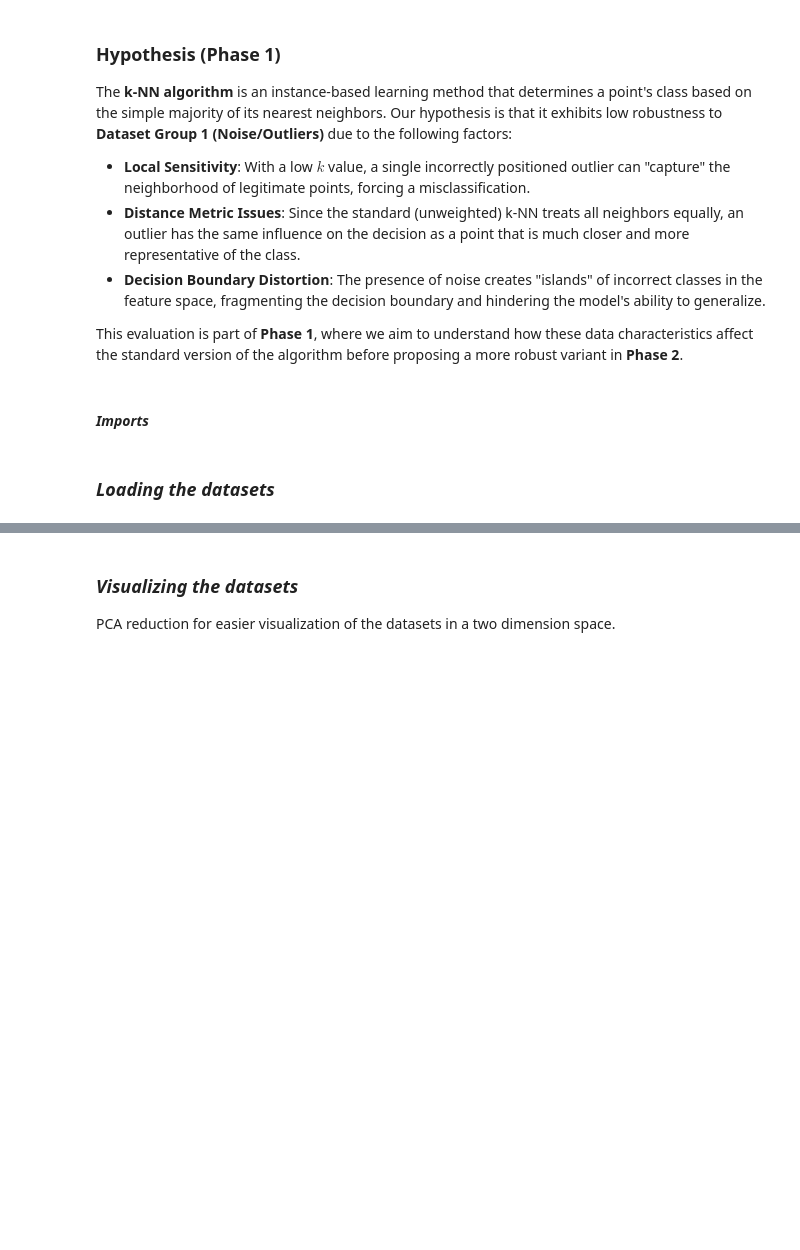
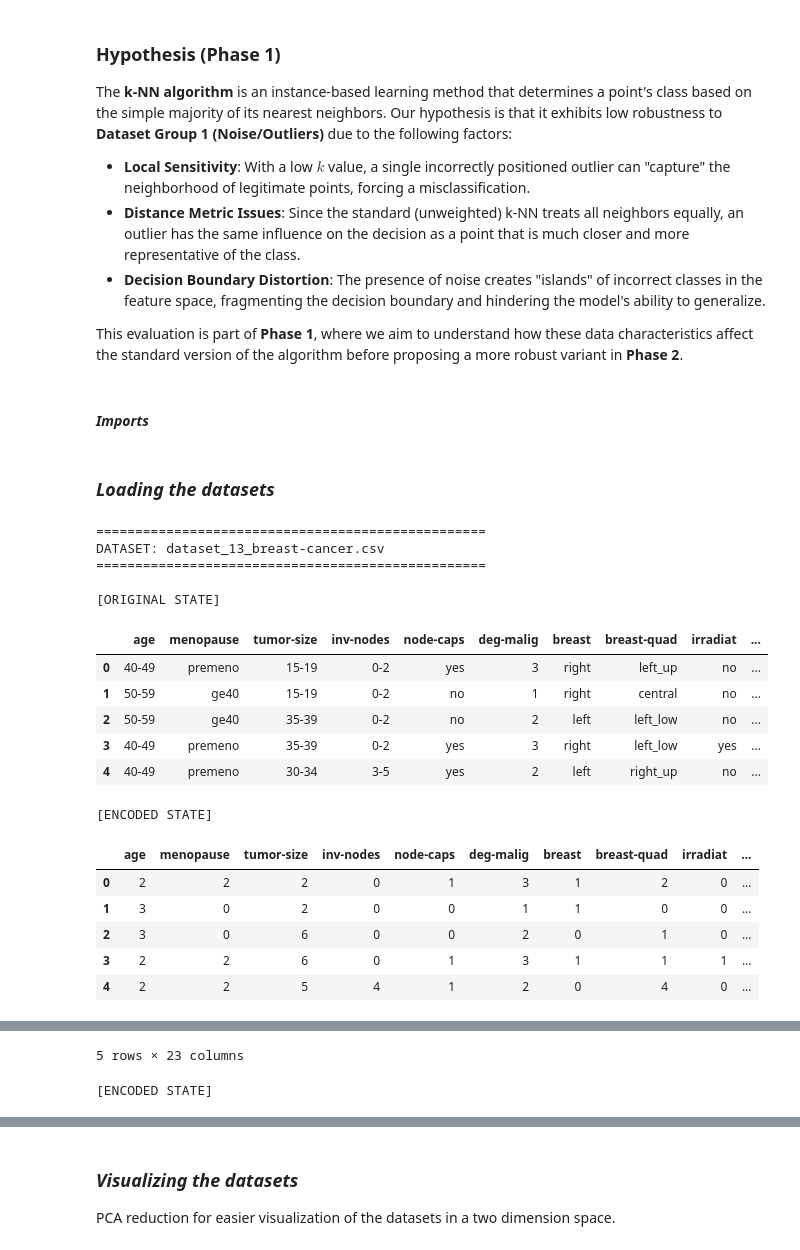
Before and after one commit to egrigorio/kNN-outliers, a Jupyter notebook: knn.ipynb, the cells around one changed output, grey strips where cells are left out. Saved outputs shown, nothing was run; the diff lists cells and outputs as text; code cells hidden in the pictures; blank space fills up the shorter version.

```diff
--- a/knn.ipynb
+++ b/knn.ipynb
@@ -36,44 +37,80 @@ from knn import KNNClassifier
 # %%
 folder_name = 'noise_outliers'
 
 selected_datasets = [
-    '31_credit-g.csv',
-    '451_irish.csv',
-    '56_vote.csv',
-    '27_colic.csv',
-    '745_autoprice.csv',
-    '38_sick.csv',
-    '786_cleveland.csv',
-    '50_tic-tac-toe.csv',
-    '13_breast-cancer.csv',
-    '466_schizo.csv'
+    'dataset_13_breast-cancer.csv',
+    'dataset_27_colic.csv',
+    'dataset_31_credit-g.csv',
+    'dataset_38_sick.csv',
+    'dataset_50_tic-tac-toe.csv',
+    'dataset_56_vote.csv',
+    'dataset_451_irish.csv',
+    'dataset_466_schizo.csv',
+    'dataset_745_auto_price.csv',
+    'dataset_786_cleveland.csv',
 ]
 
 data_registry = {}
-#this loop will iterate through the datasets to show the original state, before any normalization
+
 for ds_name in selected_datasets:
     path = os.path.join(folder_name, ds_name)
     df_raw = pd.read_csv(path)
-    print(f"\n Dataset: {ds_name} (Original State):")
-    categorical_cols = df_raw.select_dtypes(include=['object']).columns.tolist()
-    print(f"Categorical columns to convert: {categorical_cols}")
+
+    print(f"\n" + "="*50)
+    print(f"DATASET: {ds_name}")
+    print("="*50)
+    print("\n[ORIGINAL STATE]")
     display(df_raw.head())
-#this one will iterate and convert any string column to numbers
-for ds_name in selected_datasets:
-    path = os.path.join(folder_name, ds_name)
-    df = pd.read_csv(path)
-    df = df.dropna()
+
+    df = df_raw.copy()
 
     for col in df.columns:
-        if df[col].dtype == 'object':
-            df[col] = df[col].astype('category').cat.codes
+        mode_val = df[col].mode()
+        if not mode_val.empty:
+            df[col] = df[col].fillna(mode_val[0])
+        else:
+            df[col] = df[col].fillna(0)
+
+    cols_to_fix = [col for col in df.columns if not pd.api.types.is_numeric_dtype(df[col])]
+
+    for col in cols_to_fix:
+        df[col] = df[col].astype('category').cat.codes
+
+    print("\n[ENCODED STATE]")
+    display(df.head())
+
+    print(f"\n[TRANSFORMATION SUMMARY]")
+    print(f"• Alterou: 'Categorical/Object' para 'Integer (Categorical Codes)'")
+    print(f"• Colunas afetadas: {cols_to_fix}")
+    print(f"• Regra Z: Imputação de nulos pela Moda + Label Encoding via Categorical Codes.")
+    print(f"• Normalização: Aplicada Min-Max Scaling [0, 1] para interpretação correta do k-NN.")
 
     X = df.iloc[:, :-1].values
     y = df.iloc[:, -1].values
     X_min = X.min(axis=0)
     X_max = X.max(axis=0)
     X_normalized = (X - X_min) / (X_max - X_min + 1e-10)
+
     X_train, X_test, y_train, y_test = train_test_split(
         X_normalized, y, test_size=0.3, random_state=42
     )
     data_registry[ds_name] = (X_train, X_test, y_train, y_test)
+# %% [output]
+==================================================
+DATASET: dataset_13_breast-cancer.csv
+==================================================
+
+[ORIGINAL STATE]
+|  | age | menopause | tumor-size | inv-nodes | node-caps | deg-malig | breast | breast-quad | irradiat | ... |
+| 0 | 40-49 | premeno | 15-19 | 0-2 | yes | 3 | right | left_up | no | ... |
+| 1 | 50-59 | ge40 | 15-19 | 0-2 | no | 1 | right | central | no | ... |
+| 2 | 50-59 | ge40 | 35-39 | 0-2 | no | 2 | left | left_low | no | ... |
+| 3 | 40-49 | premeno | 35-39 | 0-2 | yes | 3 | right | left_low | yes | ... |
+| 4 | 40-49 | premeno | 30-34 | 3-5 | yes | 2 | left | right_up | no | ... |
+[ENCODED STATE]
+|  | age | menopause | tumor-size | inv-nodes | node-caps | deg-malig | breast | breast-quad | irradiat | ... |
+| 0 | 2 | 2 | 2 | 0 | 1 | 3 | 1 | 2 | 0 | ... |
+| 1 | 3 | 0 | 2 | 0 | 0 | 1 | 1 | 0 | 0 | ... |
+| 2 | 3 | 0 | 6 | 0 | 0 | 2 | 0 | 1 | 0 | ... |
+| 3 | 2 | 2 | 6 | 0 | 1 | 3 | 1 | 1 | 1 | ... |
+| 4 | 2 | 2 | 5 | 4 | 1 | 2 | 0 | 4 | 0 | ... |
@@ -79,0 +134,2 @@ for ds_name in selected_datasets:
+5 rows × 23 columns
+[ENCODED STATE]
```
Also changed, not shown: parts of 5 cells of this notebook, 45 other files.
